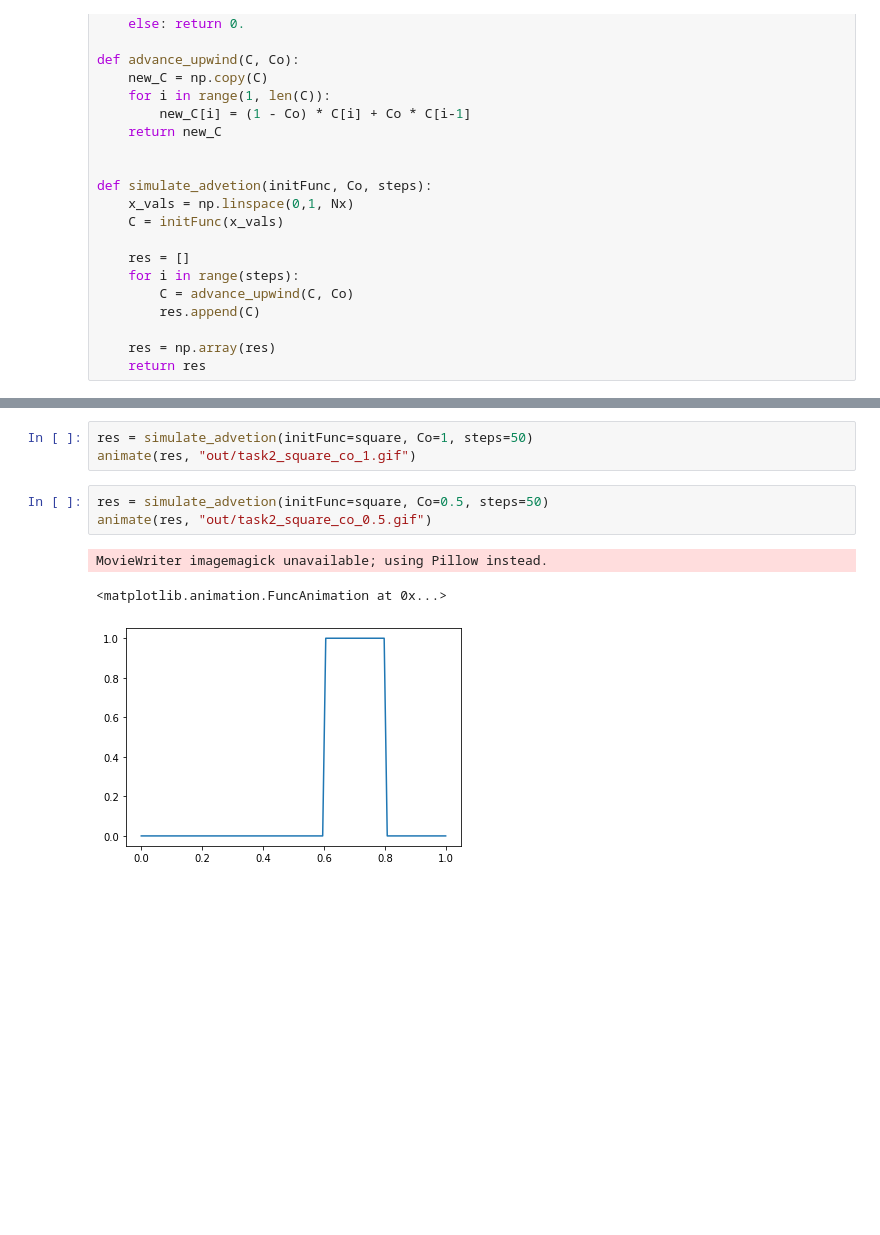
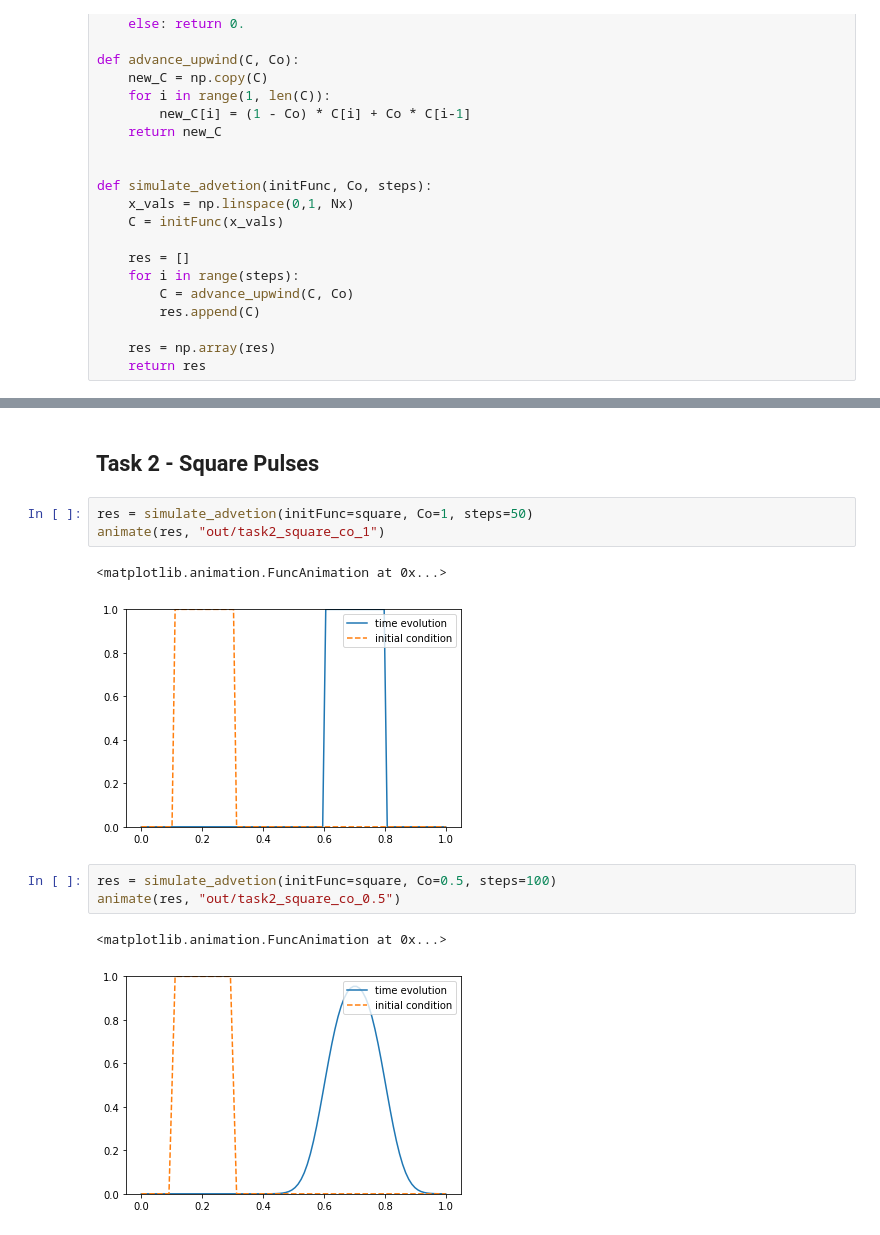
Before and after one commit to hitimr/NSSC2, a Jupyter notebook: Ex3/1.1_hiti.ipynb, the cells around one changed output, grey strips where cells are left out. Drawn from its saved outputs; the diff is of its cells as text; blank space fills up the shorter version.

```diff
--- a/Ex3/1.1_hiti.ipynb
+++ b/Ex3/1.1_hiti.ipynb
@@ -114,10 +125,14 @@ MovieWriter imagemagick unavailable; using Pillow instead.
+# %% [markdown]
+## Task 2 - Square Pulses
 # %%
 res = simulate_advetion(initFunc=square, Co=1, steps=50)
-animate(res, "out/task2_square_co_1.gif")
+animate(res, "out/task2_square_co_1")
+# %% [output]
+<matplotlib.animation.FuncAnimation at 0x...>
+[figure, added]
 # %%
-res = simulate_advetion(initFunc=square, Co=0.5, steps=50)
-animate(res, "out/task2_square_co_0.5.gif")
+res = simulate_advetion(initFunc=square, Co=0.5, steps=100)
+animate(res, "out/task2_square_co_0.5")
 # %% [output]
-MovieWriter imagemagick unavailable; using Pillow instead.
+<matplotlib.animation.FuncAnimation at 0x...>
-<matplotlib.animation.FuncAnimation at 0x...>
-[figure, old version]
+[figure, new version]
```
Also changed, not shown: parts of 7 cells of this notebook.
